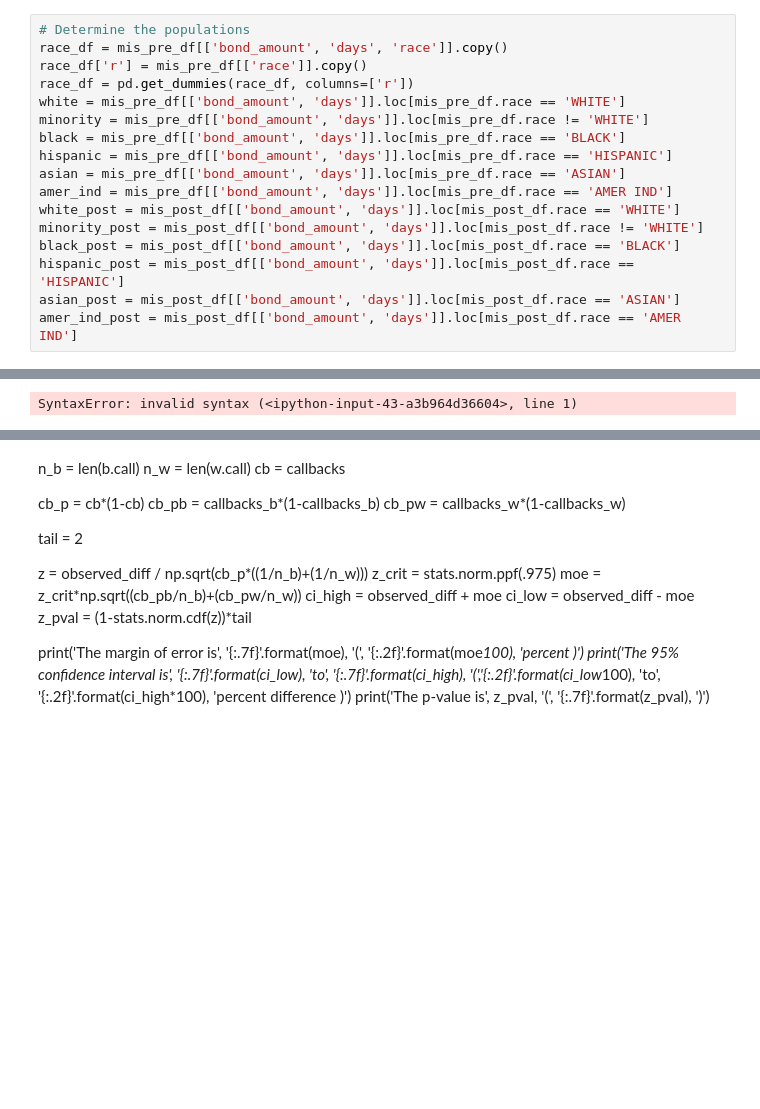
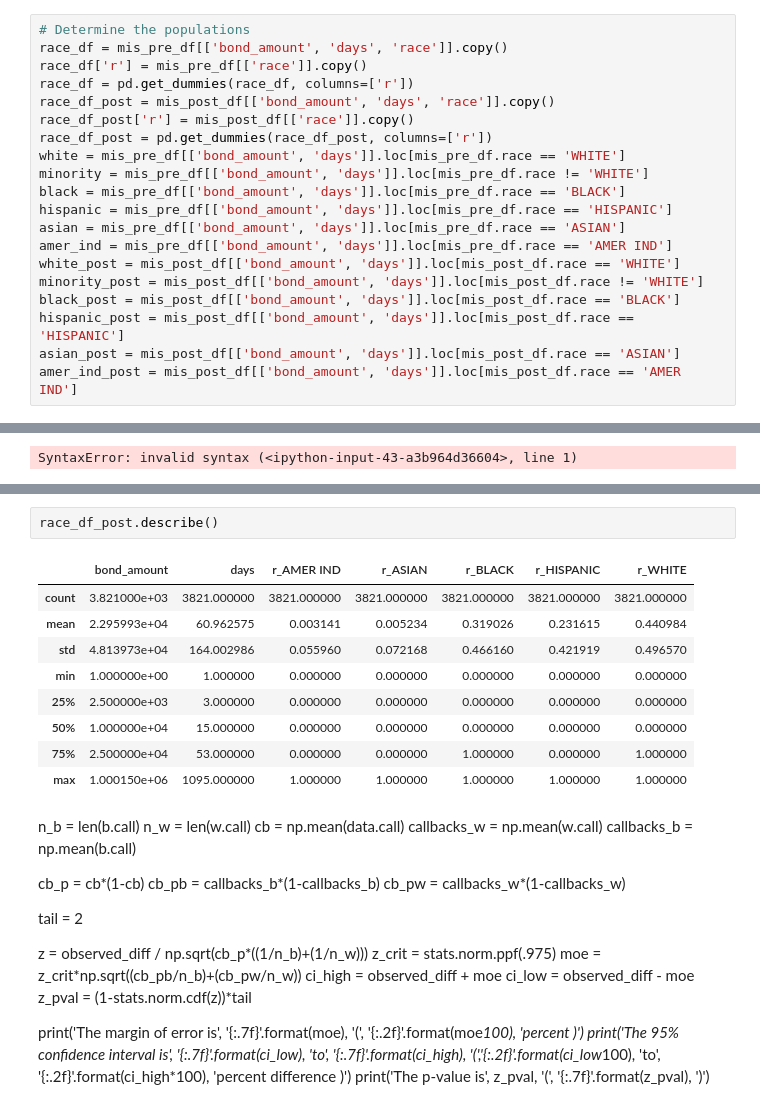
Before and after one commit to SlothDream/SBCap1_CT, a Jupyter notebook: CT_Inferential.ipynb, the cells around one changed output, grey strips where cells are left out. Drawn from its saved outputs; the diff is of its cells as text; blank space fills up the shorter version.

```diff
--- a/CT_Inferential.ipynb
+++ b/CT_Inferential.ipynb
@@ -288,6 +288,9 @@ Interestingly, we refuse to reject the null hypothesis for all of the bond amoun
 race_df = mis_pre_df[['bond_amount', 'days', 'race']].copy()
 race_df['r'] = mis_pre_df[['race']].copy()
 race_df = pd.get_dummies(race_df, columns=['r'])
+race_df_post = mis_post_df[['bond_amount', 'days', 'race']].copy()
+race_df_post['r'] = mis_post_df[['race']].copy()
+race_df_post = pd.get_dummies(race_df_post, columns=['r'])
 white = mis_pre_df[['bond_amount', 'days']].loc[mis_pre_df.race == 'WHITE']
 minority = mis_pre_df[['bond_amount', 'days']].loc[mis_pre_df.race != 'WHITE']
 black = mis_pre_df[['bond_amount', 'days']].loc[mis_pre_df.race == 'BLACK']
@@ -642,7 +656,21 @@ prop_test(race_df.r_WHITE, race_df.r_HISPANIC, race_df.race)
+# %%
+race_df_post.describe()
+# %% [output]
+|  | bond_amount | days | r_AMER IND | r_ASIAN | r_BLACK | r_HISPANIC | r_WHITE |
+| count | 3.821000e+03 | 3821.000000 | 3821.000000 | 3821.000000 | 3821.000000 | 3821.000000 | 3821.000000 |
+| mean | 2.295993e+04 | 60.962575 | 0.003141 | 0.005234 | 0.319026 | 0.231615 | 0.440984 |
+| std | 4.813973e+04 | 164.002986 | 0.055960 | 0.072168 | 0.466160 | 0.421919 | 0.496570 |
+| min | 1.000000e+00 | 1.000000 | 0.000000 | 0.000000 | 0.000000 | 0.000000 | 0.000000 |
+| 25% | 2.500000e+03 | 3.000000 | 0.000000 | 0.000000 | 0.000000 | 0.000000 | 0.000000 |
+| 50% | 1.000000e+04 | 15.000000 | 0.000000 | 0.000000 | 0.000000 | 0.000000 | 0.000000 |
+| 75% | 2.500000e+04 | 53.000000 | 0.000000 | 0.000000 | 1.000000 | 0.000000 | 1.000000 |
+| max | 1.000150e+06 | 1095.000000 | 1.000000 | 1.000000 | 1.000000 | 1.000000 | 1.000000 |
 # %% [markdown]
 n_b = len(b.call)
 n_w = len(w.call)
-cb = callbacks
+cb = np.mean(data.call)
+callbacks_w = np.mean(w.call)
+callbacks_b = np.mean(b.call)
 
 cb_p = cb*(1-cb)
 cb_pb = callbacks_b*(1-callbacks_b)
```
Also changed, not shown: parts of 3 cells of this notebook.
